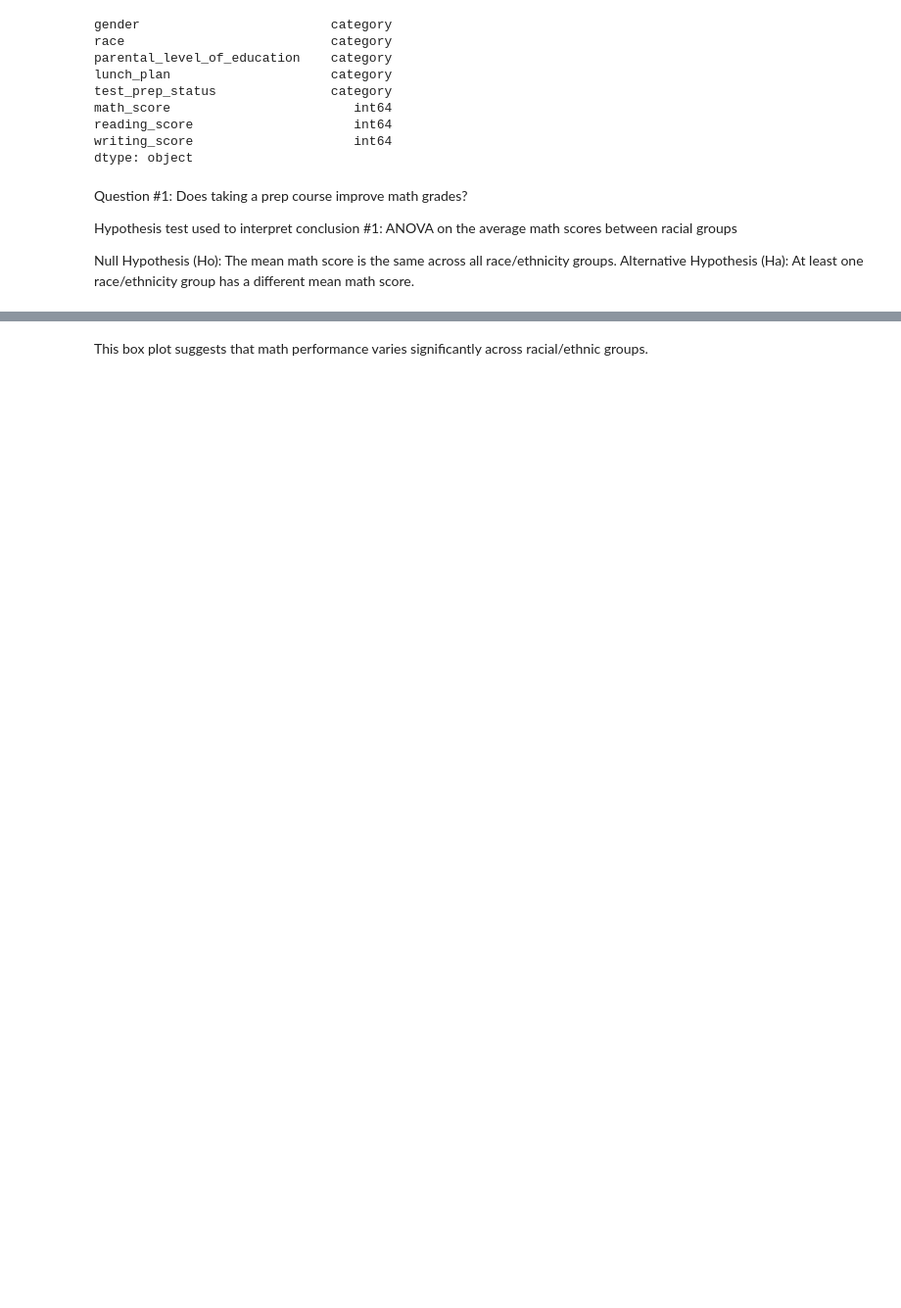
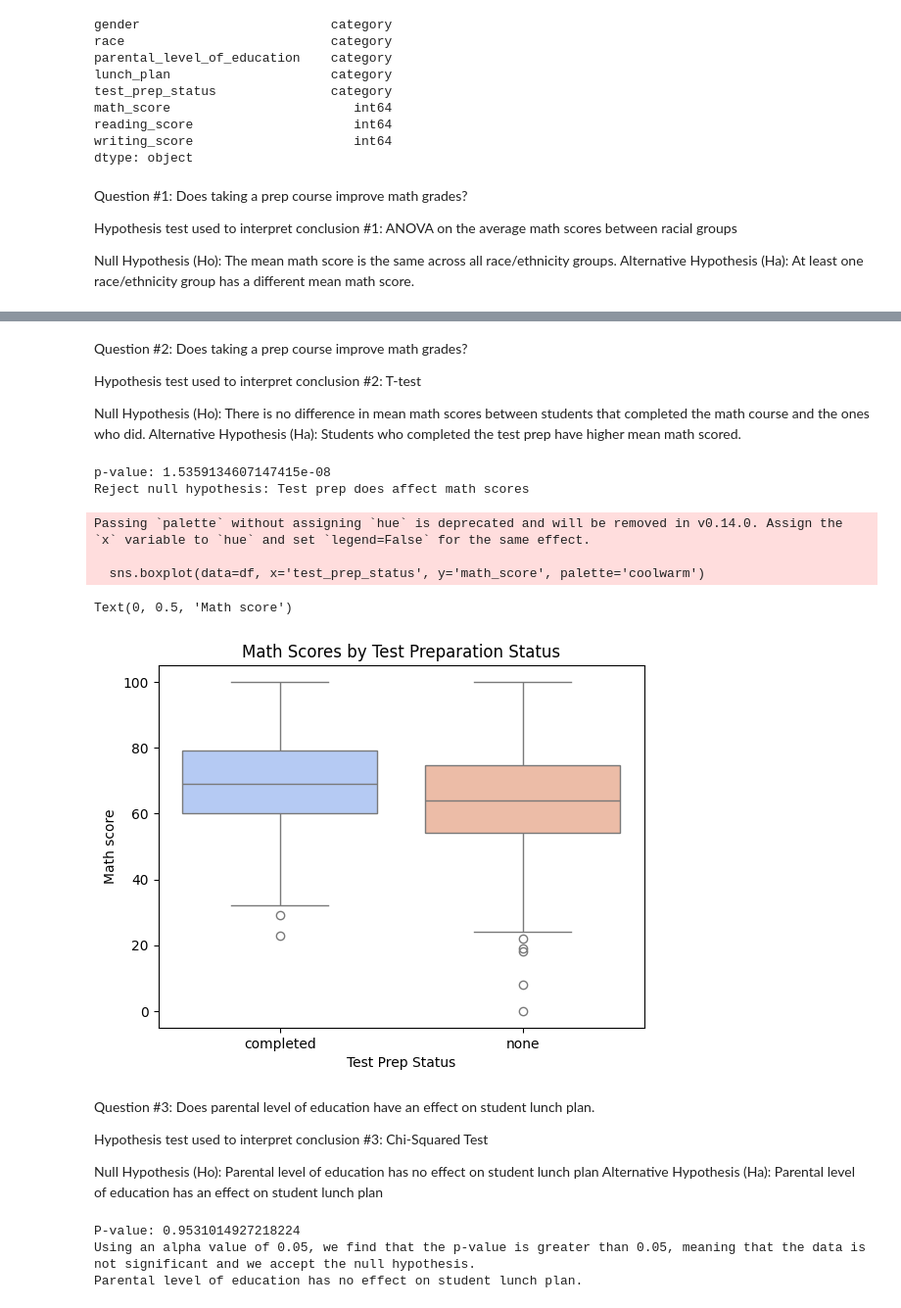
Before and after one commit to sli12347-bit/sli12347-bit.github.io, a Jupyter notebook: notebooks/checkpoint2.ipynb, the cells around one changed output, grey strips where cells are left out. Shown at 98% size. Saved outputs shown, nothing was run; the diff lists cells and outputs as text; code cells hidden in the pictures; blank space fills up the shorter version.

```diff
--- a/notebooks/checkpoint2.ipynb
+++ b/notebooks/checkpoint2.ipynb
@@ -131,2 +156,56 @@ plt.show()
-# %% [markdown]
-This box plot suggests that math performance varies significantly across racial/ethnic groups.
+# %% [markdown]
+Question #2: Does taking a prep course improve math grades?
+
+Hypothesis test used to interpret conclusion #2: T-test
+
+Null Hypothesis (Ho): There is no difference in mean math scores between students that completed the math course and the ones who did.
+Alternative Hypothesis (Ha): Students who completed the test prep have higher mean math scored.
+# %%
+from scipy.stats import ttest_ind
+
+# First seperate the non test prep and test prep students
+completed = df[df['test_prep_status'] == 'completed']['math_score']
+none= df[df['test_prep_status'] == 'none']['math_score']
+
+# T-test
+stat, p=ttest_ind(completed, none)
+
+print('p-value:', p)
+
+if p< 0.05:
+    print("Reject null hypothesis: Test prep does affect math scores")
+else:
+    print('fail to reject null hypothesis')
+# %% [output]
+p-value: 1.5359134607147415e-08
+Reject null hypothesis: Test prep does affect math scores
+# %%
+sns.boxplot(data=df, x='test_prep_status', y='math_score', palette='coolwarm')
+plt.title("Math Scores by Test Preparation Status")
+plt.xlabel("Test Prep Status")
+plt.ylabel('Math score')
+# %% [output]
+Passing `palette` without assigning `hue` is deprecated and will be removed in v0.14.0. Assign the `x` variable to `hue` and set `legend=False` for the same effect.
+
+  sns.boxplot(data=df, x='test_prep_status', y='math_score', palette='coolwarm')
+Text(0, 0.5, 'Math score')
+[figure, added]
+# %% [markdown]
+Question #3: Does parental level of education have an effect on student lunch plan.
+
+Hypothesis test used to interpret conclusion #3: Chi-Squared Test
+
+Null Hypothesis (Ho): Parental level of education has no effect on student lunch plan
+Alternative Hypothesis (Ha): Parental level of education has an effect on student lunch plan
+# %%
+from scipy.stats import chi2_contingency
+
+# Hypothesis testing: Chi-squared test
+contingency_table = pd.crosstab(df["parental_level_of_education"], df["lunch_plan"])
+stat, p, dof, expected = chi2_contingency(contingency_table)
+print(f"P-value: {p}")
+print("Using an alpha value of 0.05, we find that the p-value is greater than 0.05, meaning that the data is not significant and we accept the null hypothesis. \nParental level of education has no effect on student lunch plan.")
+# %% [output]
+P-value: 0.9531014927218224
+Using an alpha value of 0.05, we find that the p-value is greater than 0.05, meaning that the data is not significant and we accept the null hypothesis.
+Parental level of education has no effect on student lunch plan.
```
Also changed, not shown: parts of 8 cells of this notebook.
